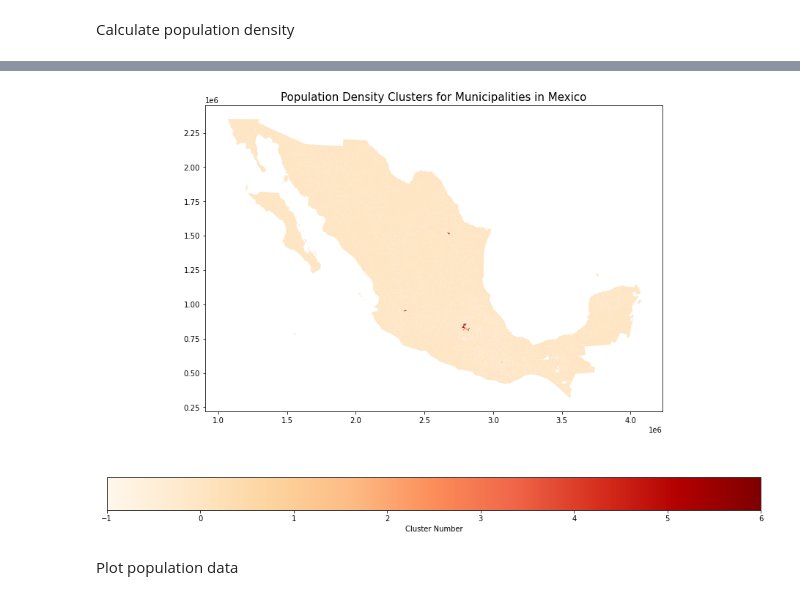
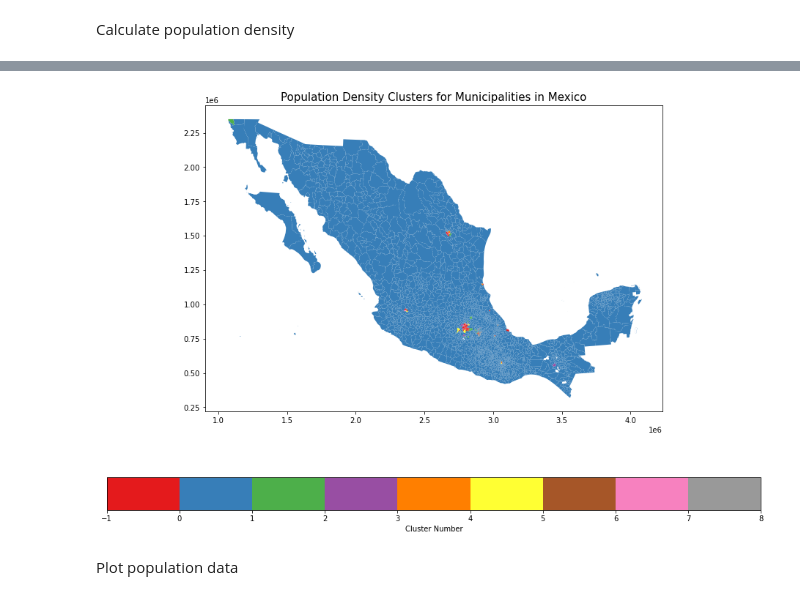
Before and after one commit to pwrose/enlace2021_pr, a Jupyter notebook: notebooks/Week6.ipynb, the cells around one changed output, grey strips where cells are left out. Drawn from its saved outputs; the diff is of its cells as text; code cells hidden in the pictures.

```diff
--- a/notebooks/Week6.ipynb
+++ b/notebooks/Week6.ipynb
@@ -112,7 +112,9 @@ df_admin2['population_density'] = df_admin2['poblacion'] / df_admin2['area_sqkm'
 # %%
 a2 = df_admin2[['population_density']]
 # %%
-std_scaler = StandardScaler()
+#std_scaler = StandardScaler()
+std_scaler = RobustScaler()
+#std_scaler = MinMaxScaler()
 std_scaler
 # fit and transform the data
 X = pd.DataFrame(std_scaler.fit_transform(a2))
@@ -133,11 +135,11 @@ X.head(10)
 # %%
 # Compute DBSCAN
-db = DBSCAN(eps=0.3, min_samples=2).fit(X)
+db = DBSCAN(eps=0.5, min_samples=3).fit(X)
 core_samples_mask = np.zeros_like(db.labels_, dtype=bool)
 core_samples_mask[db.core_sample_indices_] = True
 labels = db.labels_
-with np.printoptions(threshold=np.inf):
-     print(labels)
+#with np.printoptions(threshold=np.inf):
+#     print(labels)
 # Number of clusters in labels, ignoring noise if present.
 n_clusters_ = len(set(labels)) - (1 if -1 in labels else 0)
 n_noise_ = list(labels).count(-1)
@@ -188,11 +167,13 @@ df2.head()
 # %%
 title = 'Population Density Clusters for Municipalities in Mexico'
 ax1 = df2.plot(column='cluster',
-               cmap='OrRd',
+#               cmap='OrRd',
+# color maps: https://matplotlib.org/stable/tutorials/colors/colormaps.html
+               cmap='Set1',
                legend=True,
                legend_kwds={'label': 'Cluster Number',
                             'orientation': 'horizontal'},
                figsize=(16, 11));
 ax1.set_title(title, fontsize=15);
 # %% [output]
-[figure, old version]
+[figure, new version]
```
Also changed, not shown: parts of 5 cells of this notebook.
